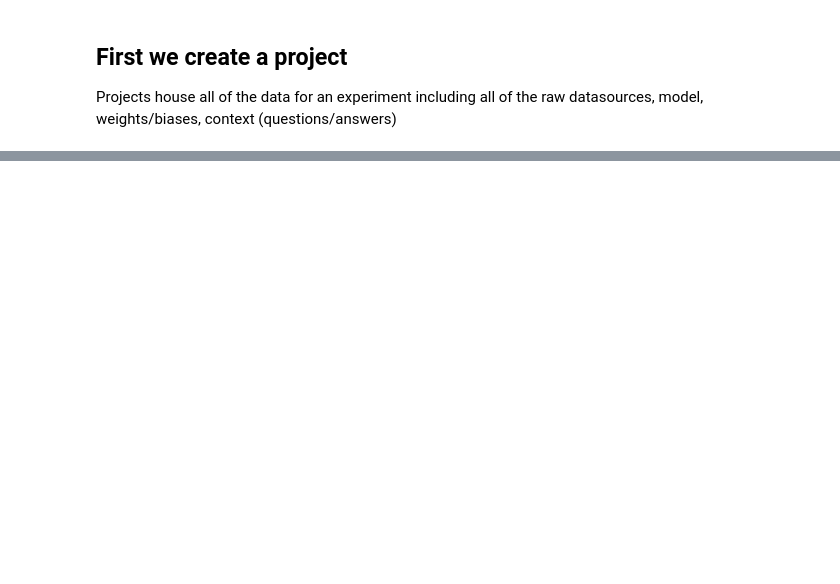
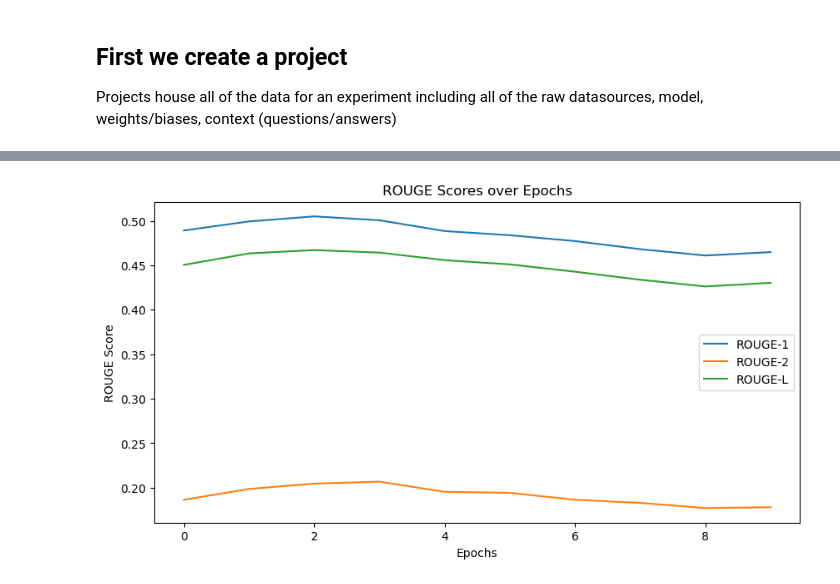
Before and after one commit to ClaytonSnyder/ai574, a Jupyter notebook: example.ipynb, the cells around one changed output, grey strips where cells are left out. Saved outputs shown, nothing was run; the diff lists cells and outputs as text; code cells hidden in the pictures; blank space fills up the shorter version.

Commit message:
GPT Model

```diff
--- a/example.ipynb
+++ b/example.ipynb
@@ -164,0 +199,2 @@ Special tokens have been added in the vocabulary, make sure the associated word
+# %%
+cleaned_context = pd.read_csv(f"projects/{PROJECT_NAME}/context.csv")
@@ -164,0 +203,4 @@ Special tokens have been added in the vocabulary, make sure the associated word
+# %%
+train_df, test_df = format_data(cleaned_context, explode_context=False)
+
+train_df.head(15)
@@ -164,0 +255,2 @@ Special tokens have been added in the vocabulary, make sure the associated word
+# %%
+model, train_losses, test_losses, bleu_scores, perplexity_scores, rouge1_scores, rouge2_scores, rougeL_scores = train(PROJECT_NAME, train_df, test_df, device, epochs=10)
@@ -164,0 +288,12 @@ Special tokens have been added in the vocabulary, make sure the associated word
+# %%
+plt.figure(figsize=(10, 5))
+plt.plot(rouge1_scores, label='ROUGE-1')
+plt.plot(rouge2_scores, label='ROUGE-2')
+plt.plot(rougeL_scores, label='ROUGE-L')
+plt.xlabel('Epochs')
+plt.ylabel('ROUGE Score')
+plt.title('ROUGE Scores over Epochs')
+plt.legend()
+plt.show()
+# %% [output]
+[figure, added]
```
Also changed, not shown: parts of 35 cells of this notebook, 5 other files.
